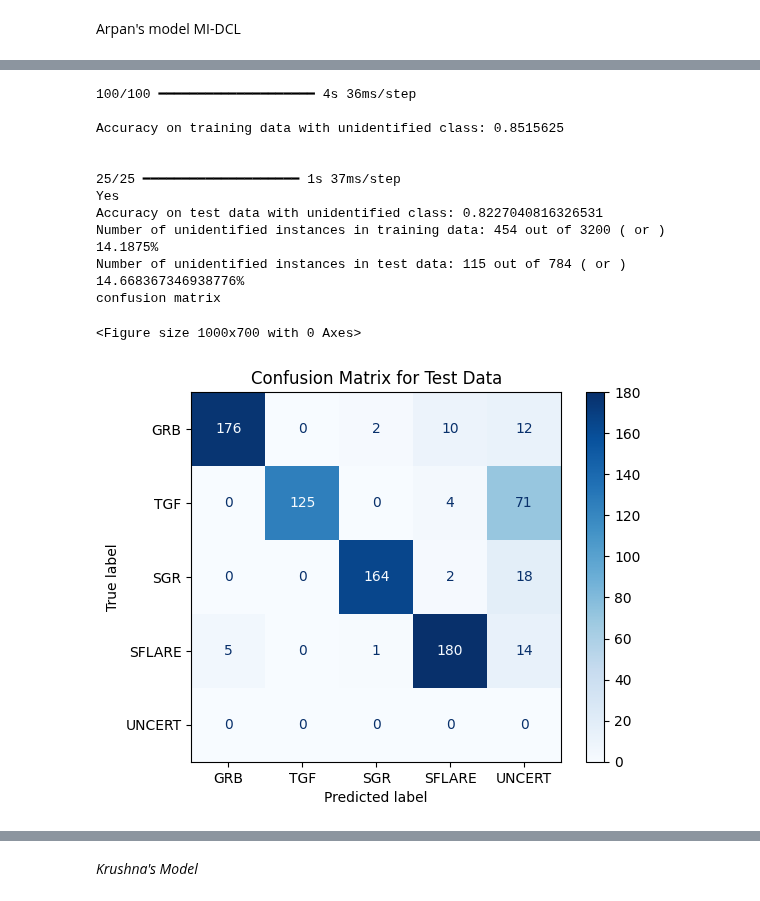
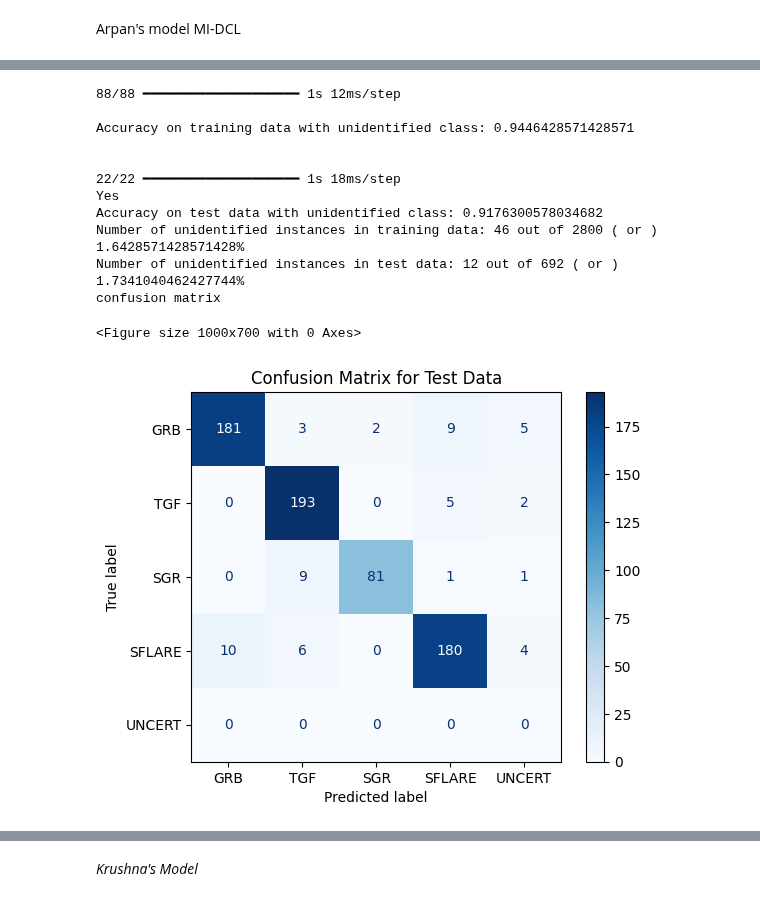
Before and after one commit to ArpanJohn/Transient_Classification, a Jupyter notebook: CNN-testing.ipynb, the cells around one changed output, grey strips where cells are left out. Drawn from its saved outputs; the diff is of its cells as text; code cells hidden in the pictures.

```diff
--- a/CNN-testing.ipynb
+++ b/CNN-testing.ipynb
@@ -491,6 +494,10 @@ train_files = glob.glob(search_pattern)
 
 json_data = find_json_file(dir_path)
 print(json_data)
+
+# removing duplicate SGRs
+train_files = [file for file in train_files if not file.endswith('d')]
+test_files = [file for file in test_files if not file.endswith('d')]
 
 dno = json_data['number of data points']
 
@@ -635,7 +642,7 @@ training events
 # %%
 # Load the model
 from keras.models import load_model
-model_path = r"C:\Users\arpan\OneDrive\Desktop\models\MI-DCL.keras" # MI-DCL model
+model_path = r"C:\Users\arpan\OneDrive\Desktop\models\midcl3\MI-DCL.keras" # MI-DCL model
 model = load_model(model_path)
 # %%
 y_pred_train = model.predict(X_train)
@@ -916,7 +1177,7 @@ import matplotlib.pyplot as plt
 import numpy as np
 
 # the threshold used in final analysis
-threshold = mean_threshold
+threshold = 0.6
 
 # Evaluate on training data
 train_predictions, train_unidentified_count = predict_with_unidentified(model, X_train, threshold)
@@ -927,40 +1188,40 @@ print(f'\nAccuracy on training data with unidentified class: {train_accuracy}\n\
 test_predictions, test_unidentified_count = predict_with_unidentified(model, X_test, threshold)
 
 # Check if Y_test is one-hot encoded or not
 if Y_test.ndim > 1:
     print("Yes")
     test_true_labels = np.argmax(Y_test, axis=1)
 else:
     test_true_labels = Y_test
 
 test_accuracy = np.mean(test_predictions == test_true_labels)
 print(f'Accuracy on test data with unidentified class: {test_accuracy}')
 
 print(f'Number of unidentified instances in training data: {train_unidentified_count} out of {len(Y_train)} ( or ) {train_unidentified_count/len(Y_train) * 100}%')
 print(f'Number of unidentified instances in test data: {test_unidentified_count} out of {len(Y_test)} ( or ) {test_unidentified_count/len(Y_test) * 100}%')
 
 print("confusion matrix")
 conf_matrix = confusion_matrix(test_true_labels, test_predictions, labels=[0, 1, 2, 3, 4])
 
 plt.figure(figsize=(10, 7))
 disp = ConfusionMatrixDisplay(conf_matrix, display_labels=['GRB', 'TGF', 'SGR', 'SFLARE', 'UNCERT'])
 disp.plot(cmap=plt.cm.Blues)
 plt.title('Confusion Matrix for Test Data')
 plt.show()
 # %% [output]
-100/100 ━━━━━━━━━━━━━━━━━━━━ 4s 36ms/step
+88/88 ━━━━━━━━━━━━━━━━━━━━ 1s 12ms/step
 
-Accuracy on training data with unidentified class: 0.8515625
+Accuracy on training data with unidentified class: 0.9446428571428571
 
 
-25/25 ━━━━━━━━━━━━━━━━━━━━ 1s 37ms/step
+22/22 ━━━━━━━━━━━━━━━━━━━━ 1s 18ms/step
 Yes
-Accuracy on test data with unidentified class: 0.8227040816326531
-Number of unidentified instances in training data: 454 out of 3200 ( or ) 14.1875%
-Number of unidentified instances in test data: 115 out of 784 ( or ) 14.668367346938776%
+Accuracy on test data with unidentified class: 0.9176300578034682
+Number of unidentified instances in training data: 46 out of 2800 ( or ) 1.6428571428571428%
+Number of unidentified instances in test data: 12 out of 692 ( or ) 1.7341040462427744%
 confusion matrix
 <Figure size 1000x700 with 0 Axes>
-[figure, old version]
+[figure, new version]
 # %%
 # Percentages of test data with confidence
 
```
Also changed, not shown: parts of 20 cells of this notebook, 6 other files.
